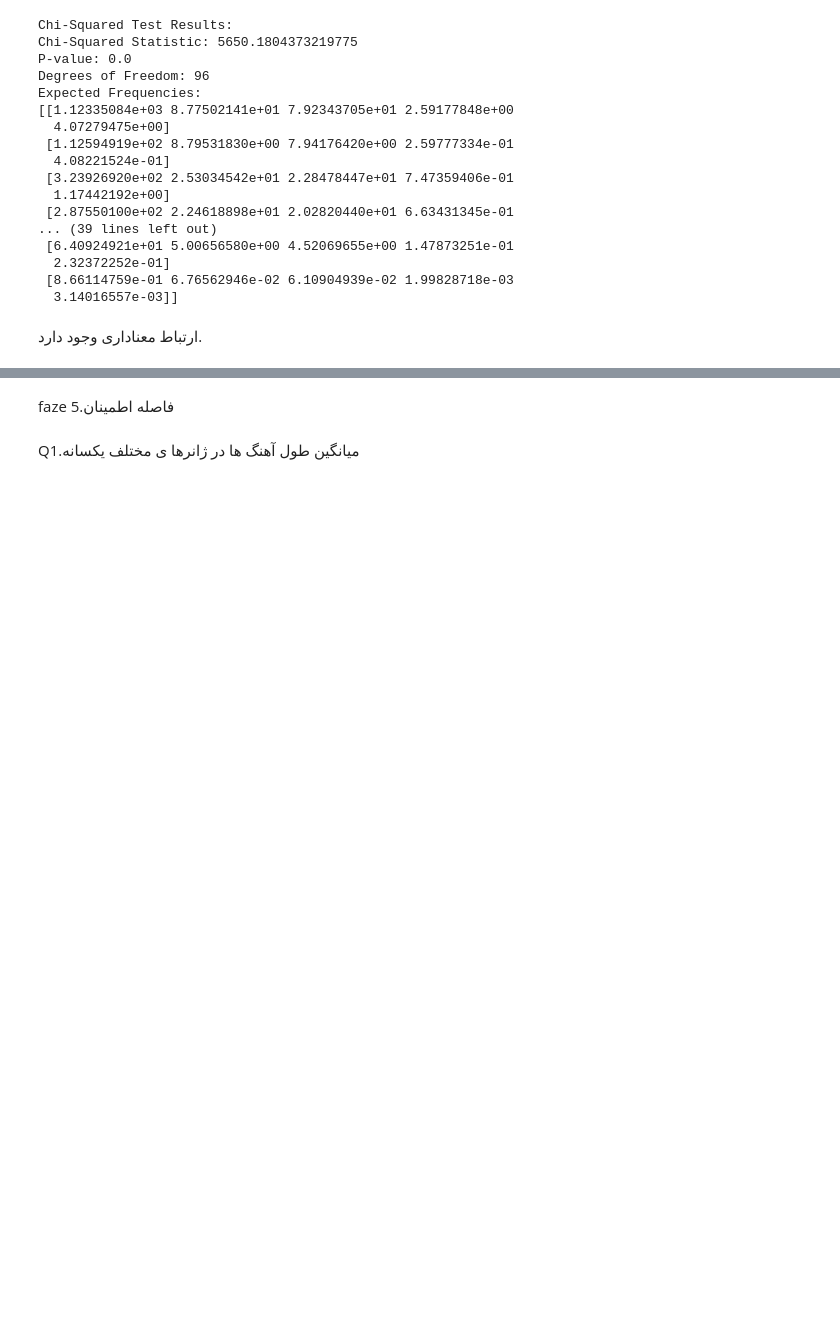
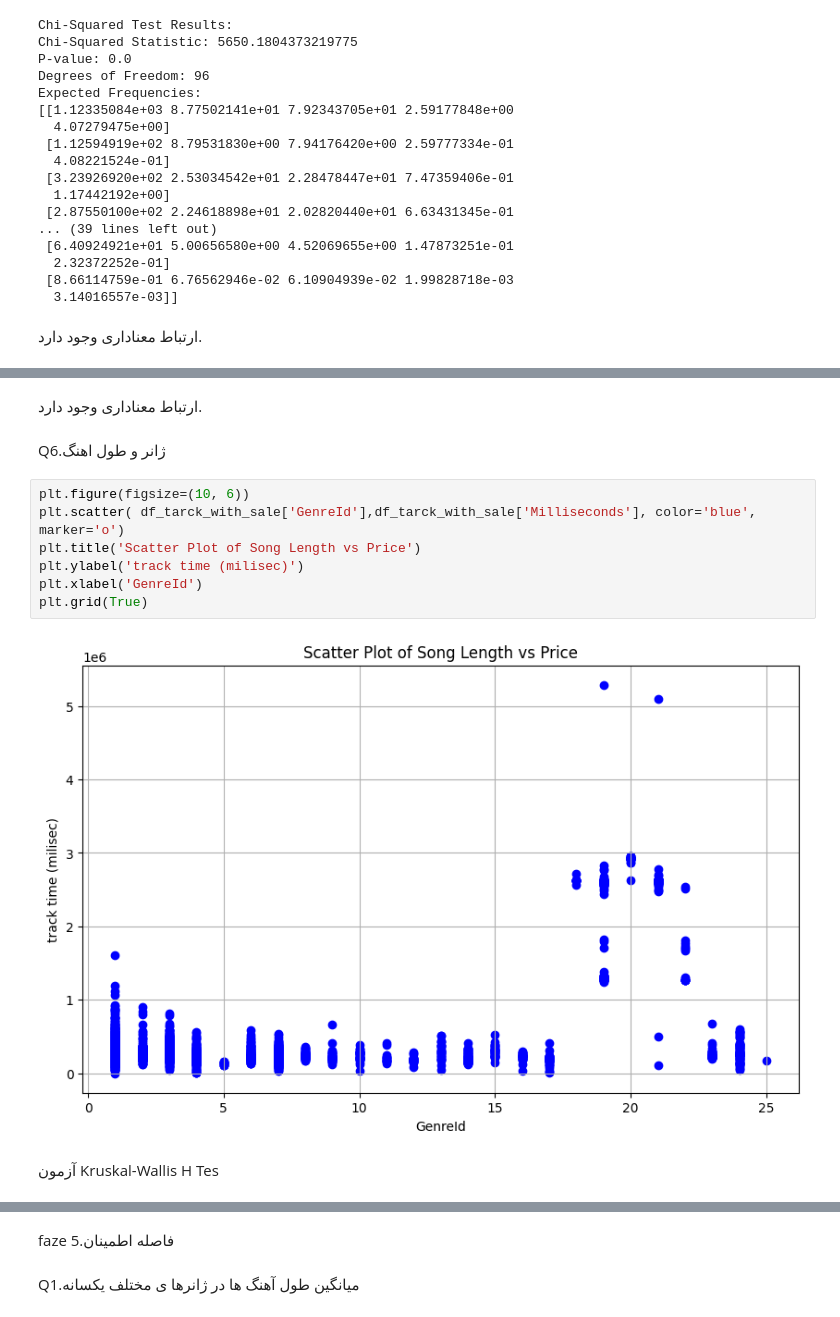
Before and after one commit to Mostafa2rz1/Chinook, a Jupyter notebook: 2.EDA/EDA.ipynb, the cells around one changed output, grey strips where cells are left out. Saved outputs shown, nothing was run; the diff lists cells and outputs as text; blank space fills up the shorter version.

```diff
--- a/2.EDA/EDA.ipynb
+++ b/2.EDA/EDA.ipynb
@@ -741,0 +761,15 @@ Expected Frequencies:
+# %% [markdown]
+ارتباط معناداری وجود دارد.
+# %% [markdown]
+Q6.ژانر و طول اهنگ
+# %%
+plt.figure(figsize=(10, 6))
+plt.scatter( df_tarck_with_sale['GenreId'],df_tarck_with_sale['Milliseconds'], color='blue', marker='o')
+plt.title('Scatter Plot of Song Length vs Price')
+plt.ylabel('track time (milisec)')
+plt.xlabel('GenreId')
+plt.grid(True)
+# %% [output]
+[figure, added]
+# %% [markdown]
+آزمون Kruskal-Wallis H Tes
```
Also changed, not shown: parts of 13 cells of this notebook.
